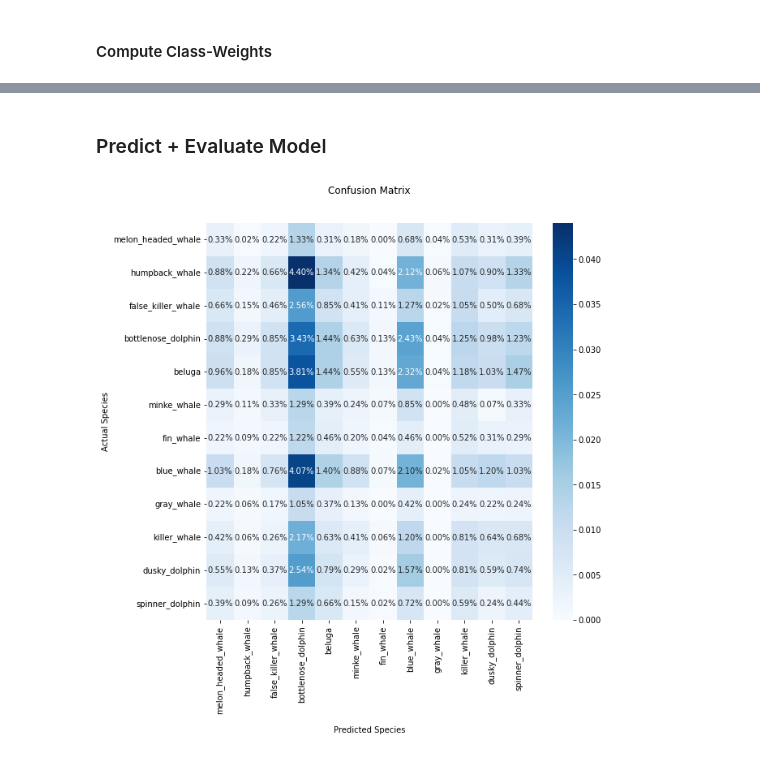
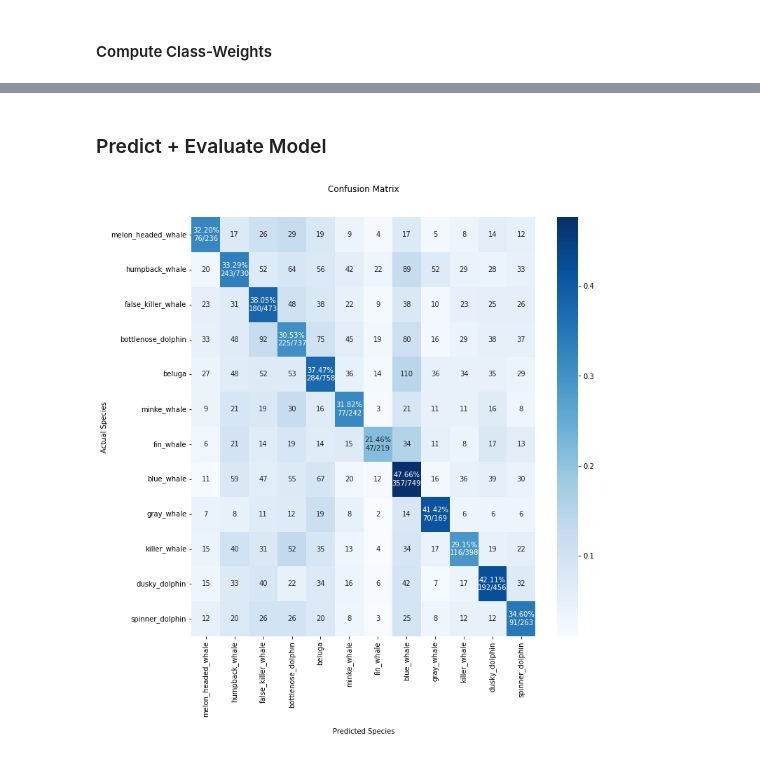
Before and after one commit to oliverweissl/MachineLearning-Project, a Jupyter notebook: input_pipeline.ipynb, the cells around one changed output, grey strips where cells are left out. Cells and saved outputs as stored; diff of their text form; code cells hidden in the pictures.

```diff
--- a/input_pipeline.ipynb
+++ b/input_pipeline.ipynb
@@ -193,5 +206,5 @@ def process_tuple(image,label):
     img = tf.image.convert_image_dtype(img, tf.float16)
     return img, label
 # %%
-TRAIN_SPLIT = 0.7
+TRAIN_SPLIT = 0.8
 VAL_TEST_SPLIT = (1-TRAIN_SPLIT)/2
@@ -241,0 +211,3 @@ test_batched = test_ds.batch(batch_size=BATCH_SIZE).cache().prefetch(tf.data.AUT
+# %%
+train_even_df, val_even_df, test_even_df = pd.read_pickle("train_ds.pickle").sort_index(), pd.read_pickle("val_ds.pickle").sort_index(), pd.read_pickle("test_ds.pickle").sort_index()
+print(f"train:{len(train_even_df)} val:{len(val_even_df)} test:{len(test_even_df)}")
@@ -241,0 +216,12 @@ test_batched = test_ds.batch(batch_size=BATCH_SIZE).cache().prefetch(tf.data.AUT
+# %%
+train_label = list(train_even_df["species"].values)
+train_img = list(map(RES.__add__,train_even_df["image"]))
+train_ds = tf.data.Dataset.from_tensor_slices((train_img,train_label)).shuffle(1000, seed=1337).map(process_tuple,num_parallel_calls=tf.data.AUTOTUNE, deterministic=False)
+
+val_label = list(val_even_df["species"].values)
+val_img = list(map(RES.__add__,val_even_df["image"]))
+val_ds = tf.data.Dataset.from_tensor_slices((val_img,val_label)).shuffle(1000, seed=1337).map(process_tuple,num_parallel_calls=tf.data.AUTOTUNE, deterministic=False)
+
+test_label = list(test_even_df["species"].values)
+test_img = list(map(RES.__add__,test_even_df["image"]))
+test_ds = tf.data.Dataset.from_tensor_slices((test_img,test_label)).shuffle(1000, seed=1337).map(process_tuple,num_parallel_calls=tf.data.AUTOTUNE, deterministic=False)
@@ -360,9 +398,9 @@ Epoch 44/300
-# %% [markdown]
-### Predict + Evaluate Model
+# %% [markdown]
+### Predict + Evaluate Model
 # %%
 pr = current_model.predict(test_batched)
 # %%
-y_test = np.array(labels)[train_size+val_test_size:]
+y_test = np.array(test_label)
 y_pred = pr.argmax(axis=1)
 
 #y_act = y_test.values.argmax(axis=1)  #--> used if one-hot encoded
@@ -370,22 +408,40 @@ y_act = y_test
 # %%
 from sklearn.metrics import confusion_matrix
 import seaborn as sns
 
 #sp_list = list(map(lambda x: x.split("species__")[-1],labels))#--> used if one-hot encoded
 
 cm=confusion_matrix(y_act,y_pred)
+cm_sum = np.sum(cm, axis=1, keepdims=True)
+cm_perc = cm / cm_sum.astype(float) * 100
 
-plt.figure(figsize=(9, 9))
-ax = sns.heatmap(cm/np.sum(cm), annot=True,fmt='.2%', cmap='Blues')
+plt.figure(figsize=(11, 11))
+
+annot = np.empty_like(cm).astype(str)
+nrows, ncols = cm.shape
+for i in range(nrows):
+    for j in range(ncols):
+        c = cm[i, j]
+        p = cm_perc[i, j]
+        if i == j:
+            s = cm_sum[i]
+            annot[i, j] = '%.2f%%\n%d/%d' % (p, c, s)
+        else:
+            annot[i, j] = '%d' % (c)
+
+cm=confusion_matrix(y_act,y_pred,normalize='true')
+cm = pd.DataFrame(cm, index=names, columns=names)
+
+ax = sns.heatmap(cm, annot=annot, fmt='', cbar=True, cmap="Blues")
 
 ax.set_title('Confusion Matrix\n\n')
 ax.set_xlabel('\nPredicted Species')
 ax.set_ylabel('Actual Species')
 
 ax.xaxis.set_ticklabels(names,rotation = 90)
 ax.yaxis.set_ticklabels(names, rotation = 360)
 
 
 plt.show()
 # %% [output]
-[figure, old version]
+[figure, new version]
```
Also changed, not shown: parts of 31 cells of this notebook, 1 other file.
